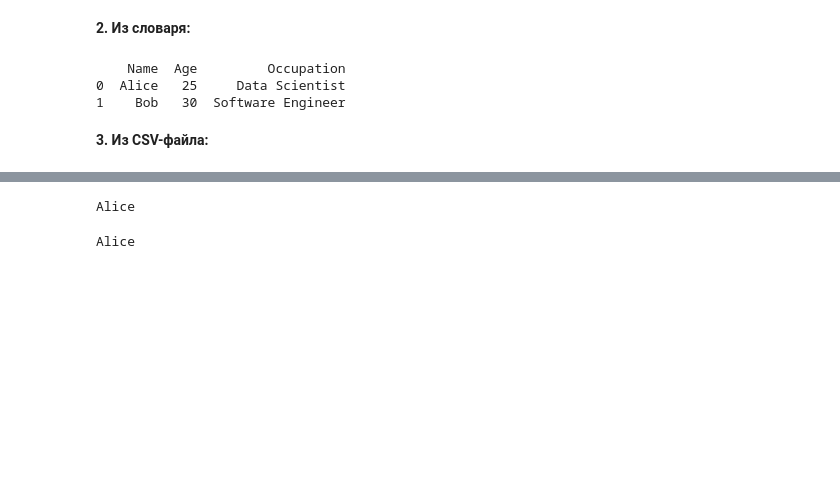
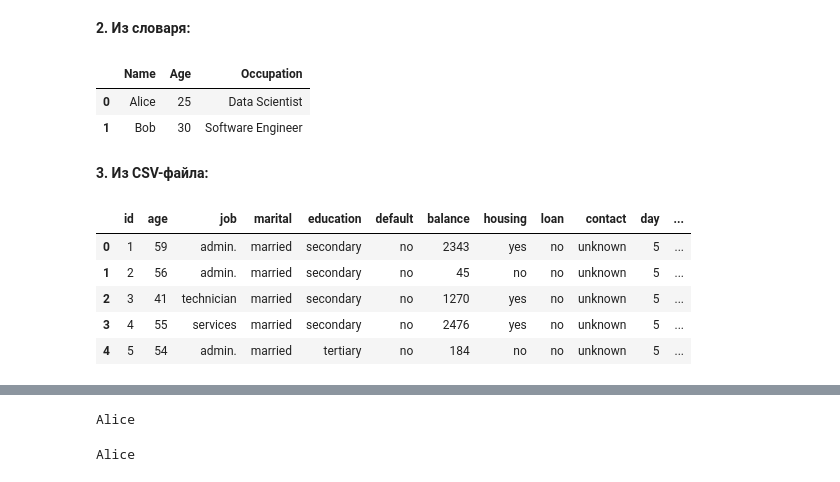
Before and after one commit to Alexandre77777/data_mining, a Jupyter notebook: 1. Введение/Теория/Теория_№3_Библиотека_Pandas и визуальный анализ данных.ipynb, the cells around one changed output, grey strips where cells are left out. Drawn from its saved outputs; the diff is of its cells as text; code cells hidden in the pictures; blank space fills up the shorter version.

```diff
--- a/1. Введение/Теория/Теория_№3_Библиотека_Pandas и визуальный анализ данных.ipynb
+++ b/1. Введение/Теория/Теория_№3_Библиотека_Pandas и визуальный анализ данных.ipynb
@@ -571,14 +515,14 @@ data = {'Name': ['Alice', 'Bob'], 'Age': [25, 30], 'Occupation': ['Data Scientis
 
 df = pd.DataFrame(data)
 
-print(df)
+df.head()
 
 #   Name  Age Occupation
 # 0  Alice   25  Data Scientist
 # 1    Bob   30  Software Engineer
 # %% [output]
-    Name  Age         Occupation
-0  Alice   25     Data Scientist
-1    Bob   30  Software Engineer
+|  | Name | Age | Occupation |
+| 0 | Alice | 25 | Data Scientist |
+| 1 | Bob | 30 | Software Engineer |
 # %% [markdown]
 **3. Из CSV-файла:**
@@ -590,0 +529,11 @@ print(df)
+# %%
+df = pd.read_csv('/content/Other/bank.csv')
+
+df.head()
+# %% [output]
+|  | id | age | job | marital | education | default | balance | housing | loan | contact | day | ... |
+| 0 | 1 | 59 | admin. | married | secondary | no | 2343 | yes | no | unknown | 5 | ... |
+| 1 | 2 | 56 | admin. | married | secondary | no | 45 | no | no | unknown | 5 | ... |
+| 2 | 3 | 41 | technician | married | secondary | no | 1270 | yes | no | unknown | 5 | ... |
+| 3 | 4 | 55 | services | married | secondary | no | 2476 | yes | no | unknown | 5 | ... |
+| 4 | 5 | 54 | admin. | married | tertiary | no | 184 | no | no | unknown | 5 | ... |
```
Also changed, not shown: parts of 14 cells of this notebook.
